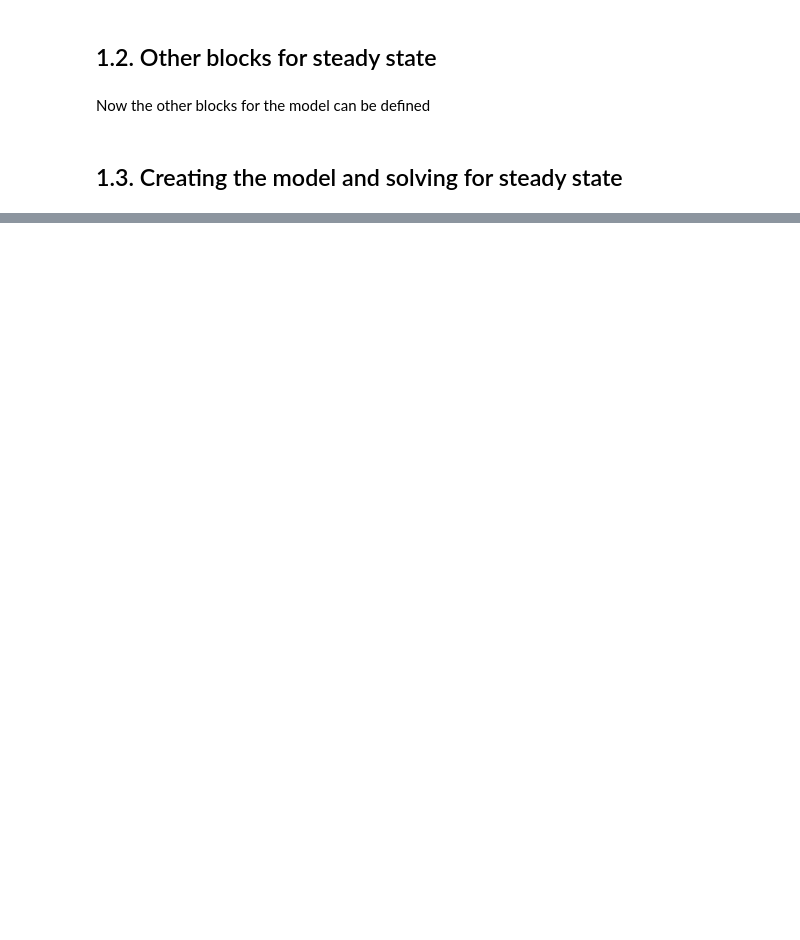
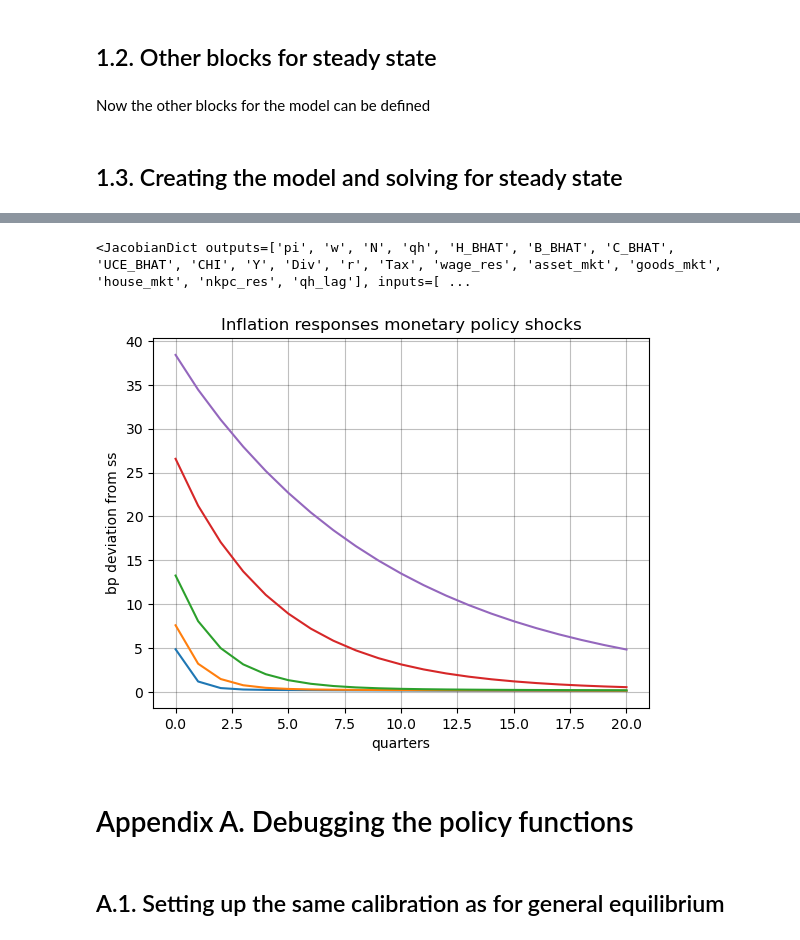
Before and after one commit to thom364e/sequence-jacobian, a Jupyter notebook: notebooks/housing_main_v2.ipynb, the cells around one changed output, grey strips where cells are left out. Drawn from its saved outputs; the diff is of its cells as text; code cells hidden in the pictures; blank space fills up the shorter version.

Commit message:
code is spitting out impulse responses

```diff
--- a/notebooks/housing_main_v2.ipynb
+++ b/notebooks/housing_main_v2.ipynb
@@ -128,0 +198,9 @@ ss0 = hank_ss.solve_steady_state(calibration, unknowns_ss, targets_ss, solver="h
+# %%
+@simple
+def nkpc(pi, w, Z, Y, r, mu, kappa):
+    nkpc_res = kappa * (w / Z - 1 / mu) + Y(+1) / Y * (1 + pi(+1)).apply(np.log) / (1 + r(+1))\
+               - (1 + pi).apply(np.log)
+    return nkpc_res
+
+blocks = [hh1, firm, monetary, fiscal, wage_res, mkt_clearing, nkpc, qhouse_lag]
+hank = create_model(blocks, name="Housing HANK")
@@ -128,0 +209,5 @@ ss0 = hank_ss.solve_steady_state(calibration, unknowns_ss, targets_ss, solver="h
+# %%
+ss = hank.steady_state(ss0)
+
+for k in ss0.keys():
+    assert np.all(np.isclose(ss[k], ss0[k]))
@@ -128,0 +224,30 @@ ss0 = hank_ss.solve_steady_state(calibration, unknowns_ss, targets_ss, solver="h
+# %%
+# setup
+T = 300
+exogenous = ['rstar', 'Z']
+unknowns = ['pi', 'w', 'N', 'qh']
+targets = ['nkpc_res', 'goods_mkt', 'wage_res', 'house_mkt']
+
+# general equilibrium jacobians
+G = hank.solve_jacobian(ss, unknowns, targets, exogenous, T=T)
+
+print(G)
+# %% [output]
+<JacobianDict outputs=['pi', 'w', 'N', 'qh', 'H_BHAT', 'B_BHAT', 'C_BHAT', 'UCE_BHAT', 'CHI', 'Y', 'Div', 'r', 'Tax', 'wage_res', 'asset_mkt', 'goods_mkt', 'house_mkt', 'nkpc_res', 'qh_lag'], inputs=[ ...
+# %%
+rhos = np.array([0.2, 0.4, 0.6, 0.8, 0.9])
+
+drstar = -0.0025 * rhos ** (np.arange(T)[:, np.newaxis])
+dpi = G['pi']['rstar'] @ drstar
+
+plt.plot(10000 * dpi[:21])
+plt.title(r'Inflation responses monetary policy shocks')
+plt.xlabel('quarters')
+plt.ylabel('bp deviation from ss')
+plt.show()
+# %% [output]
+[figure, added]
+# %% [markdown]
+# Appendix A. Debugging the policy functions
+# %% [markdown]
+## A.1. Setting up the same calibration as for general equilibrium
```
Also changed, not shown: parts of 14 cells of this notebook, 1 other file.
